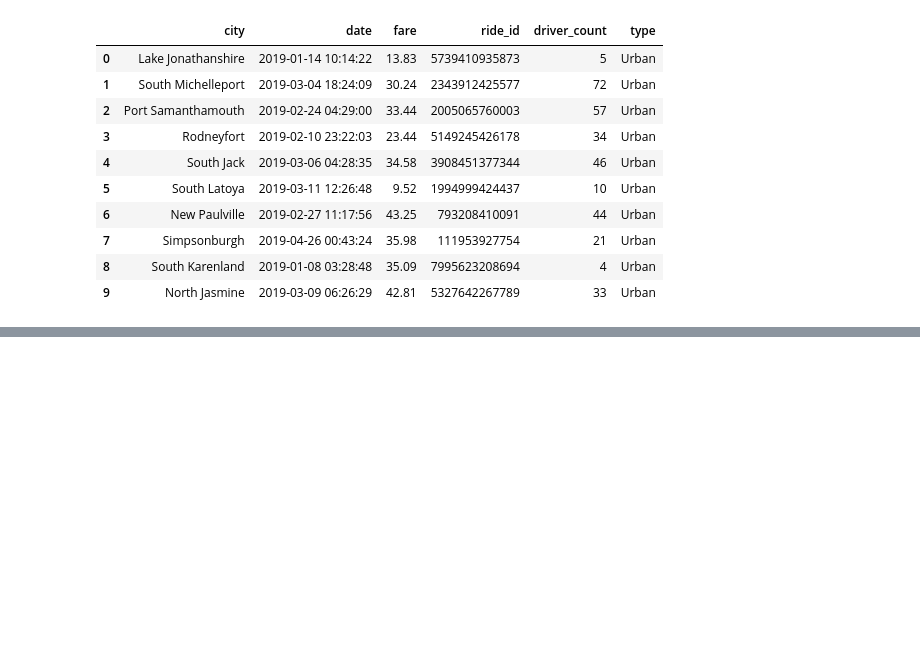
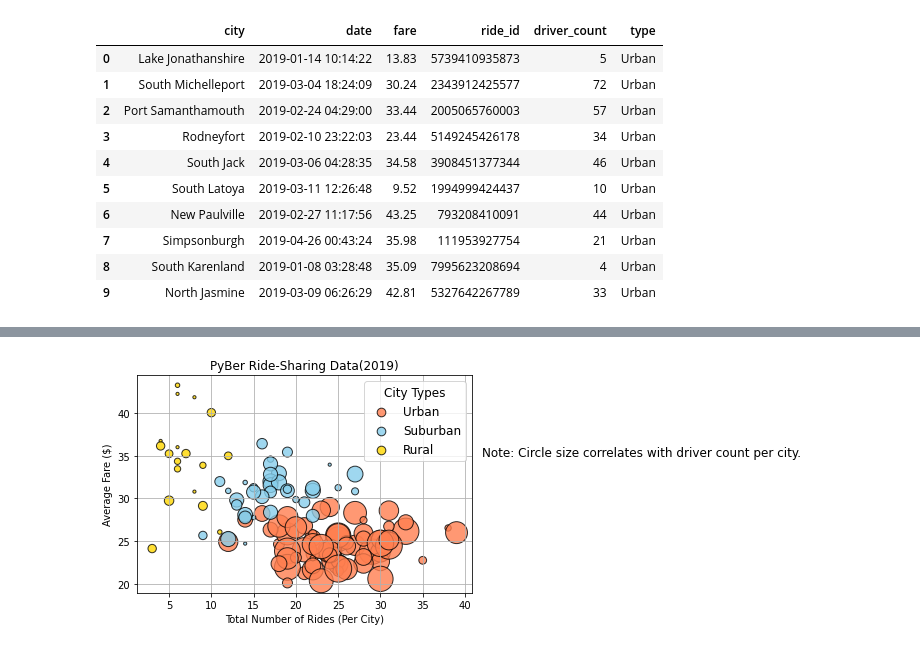
Before and after one commit to I-CV207/PyBer_Analysis, a Jupyter notebook: PyBer_ride_data.ipynb, the cells around one changed output, grey strips where cells are left out. Drawn from its saved outputs; the diff is of its cells as text; code cells hidden in the pictures; blank space fills up the shorter version.

Commit message:
Add Analysis folder and scatter plot

```diff
--- a/PyBer_ride_data.ipynb
+++ b/PyBer_ride_data.ipynb
@@ -212,0 +216,6 @@ pyber_data_df.head(10)
+# %%
+#Create the Urban,Suburban and Rural cities Data Frames
+urban_cities_df=pyber_data_df[pyber_data_df['type']=='Urban']
+suburban_cities_df=pyber_data_df[pyber_data_df['type']=='Suburban']
+rural_cities_df=pyber_data_df[pyber_data_df['type']=='Rural']
+rural_cities_df
@@ -212,0 +253,7 @@ pyber_data_df.head(10)
+# %%
+#Get the average fare per type and city
+urban_avg_fare=urban_cities_df.groupby(urban_cities_df['city']).mean()['fare']
+
+suburban_avg_fare=suburban_cities_df.groupby(suburban_cities_df['city']).mean()['fare']
+
+rural_avg_fare=rural_cities_df.groupby(rural_cities_df['city']).mean()['fare']
@@ -212,0 +265,7 @@ pyber_data_df.head(10)
+# %%
+#Get the average number of drivers per type and city
+urban_driver_count=urban_cities_df.groupby(urban_cities_df['city']).mean()['driver_count']
+
+suburban_driver_count=suburban_cities_df.groupby(suburban_cities_df['city']).mean()['driver_count']
+
+rural_driver_count=rural_cities_df.groupby(rural_cities_df['city']).mean()['driver_count']
@@ -212,0 +277,35 @@ pyber_data_df.head(10)
+# %%
+# Uban Chart
+plt.scatter(urban_ride_count,urban_avg_fare,s=urban_driver_count*10,c='coral',alpha=0.8,edgecolor="black",linewidths=1,label='Urban')
+
+# Suburban Chart
+plt.scatter(suburban_ride_count,suburban_avg_fare,s=suburban_driver_count*10, c="skyblue",edgecolor="black", linewidths=1,alpha=0.8, label="Suburban")
+
+# Scatter Chart
+plt.scatter(rural_ride_count,rural_avg_fare,s=rural_driver_count*10, c="gold",edgecolor="black", linewidths=1,alpha=0.8, label="Rural")
+
+# Chart Format
+plt.title('PyBer Ride-Sharing Data(2019)')
+plt.xlabel('Total Number of Rides (Per City)')
+plt.ylabel('Average Fare ($)')
+plt.grid()
+
+#Create a lengend
+
+lgnd = plt.legend(fontsize="12", mode="Expanded",
+         scatterpoints=1, loc="best", title="City Types")
+lgnd.legendHandles[0]._sizes = [75]
+lgnd.legendHandles[1]._sizes = [75]
+lgnd.legendHandles[2]._sizes = [75]
+lgnd.get_title().set_fontsize(12)
+
+# Incorporate a text label about circle size.
+plt.text(42, 35, "Note: Circle size correlates with driver count per city.", fontsize="12")
+
+# Save the figure.
+plt.savefig("Analysis/Fig1.png")
+
+# Show Graph
+plt.show()
+# %% [output]
+[figure, added]
```
Also changed, not shown: parts of 9 cells of this notebook, 1 other file.
